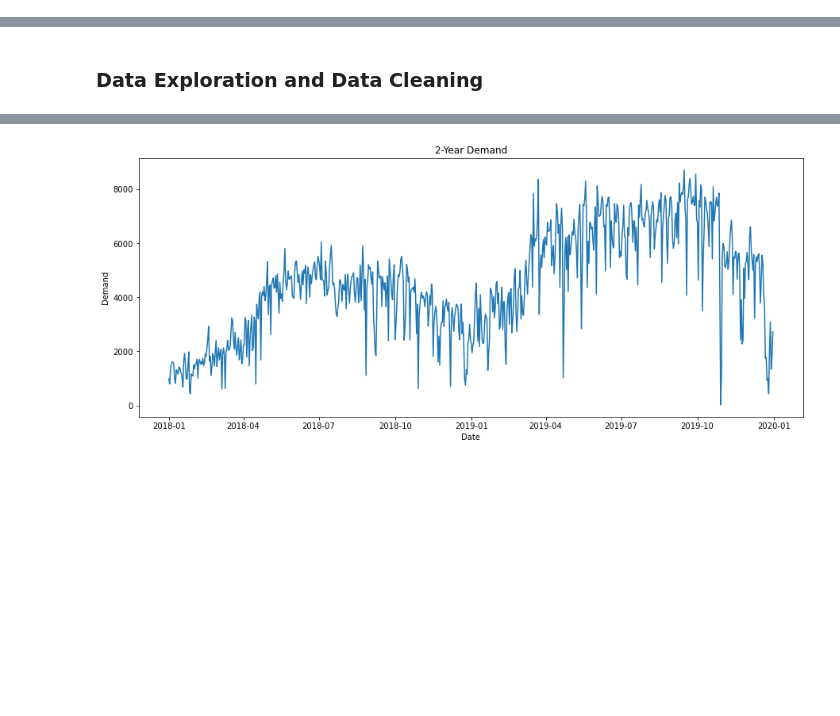
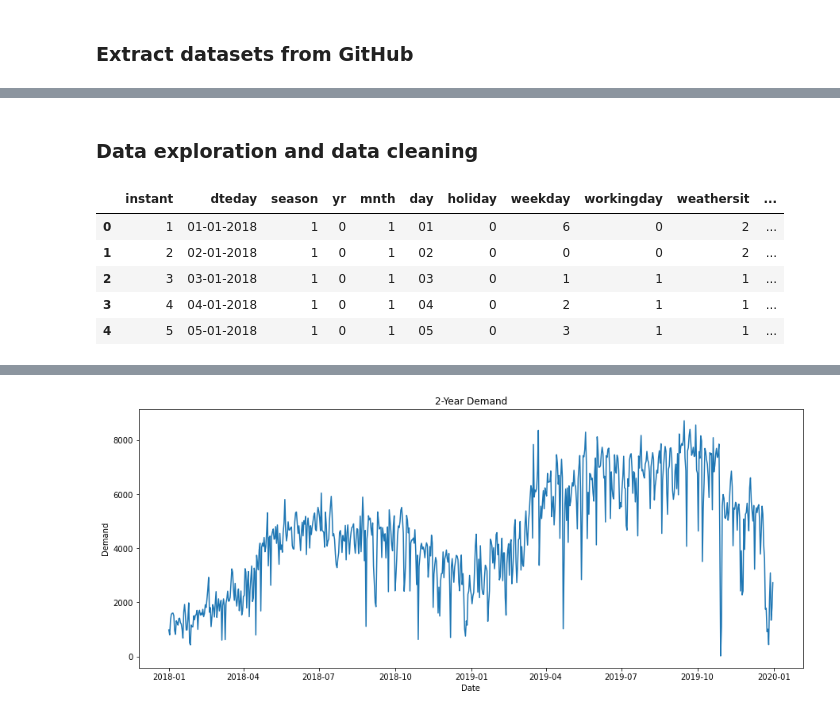
Before and after one commit to isabelgrau/ADMN5010-Operational-Analytics, a Jupyter notebook: ADMN5010 - Final Project - MariaIsabel Asharani.ipynb, the cells around one changed output, grey strips where cells are left out. Cells and saved outputs as stored; diff of their text form; code cells hidden in the pictures; blank space fills up the shorter version.

```diff
--- a/ADMN5010 - Final Project - MariaIsabel Asharani.ipynb
+++ b/ADMN5010 - Final Project - MariaIsabel Asharani.ipynb
@@ -54,4 +52,7 @@ from sklearn.svm import LinearSVR
 from sklearn.kernel_ridge import KernelRidge
 from sklearn.isotonic import IsotonicRegression
 from sklearn.ensemble import RandomForestRegressor
+# %% [markdown]
+<a id='extract'></a>
+### Extract datasets from GitHub
 # %%
@@ -66,4 +67,15 @@ df.head()
 | 3 | 4 | 04-01-2018 | 1 | 0 | 1 | 0 | 2 | 1 | 1 | 8.200000 | ... |
 | 4 | 5 | 05-01-2018 | 1 | 0 | 1 | 0 | 3 | 1 | 1 | 9.305237 | ... |
 # %% [markdown]
-### Data Exploration and Data Cleaning
+<a id='data'></a>
+### Data exploration and data cleaning
+# %%
+df.insert(5, 'day', df['dteday'].apply(lambda x: x[0:2]))
+df.head()
+# %% [output]
+|  | instant | dteday | season | yr | mnth | day | holiday | weekday | workingday | weathersit | ... |
+| 0 | 1 | 01-01-2018 | 1 | 0 | 1 | 01 | 0 | 6 | 0 | 2 | ... |
+| 1 | 2 | 02-01-2018 | 1 | 0 | 1 | 02 | 0 | 0 | 0 | 2 | ... |
+| 2 | 3 | 03-01-2018 | 1 | 0 | 1 | 03 | 0 | 1 | 1 | 1 | ... |
+| 3 | 4 | 04-01-2018 | 1 | 0 | 1 | 04 | 0 | 2 | 1 | 1 | ... |
+| 4 | 5 | 05-01-2018 | 1 | 0 | 1 | 05 | 0 | 3 | 1 | 1 | ... |
```
Also changed, not shown: parts of 38 cells of this notebook.
